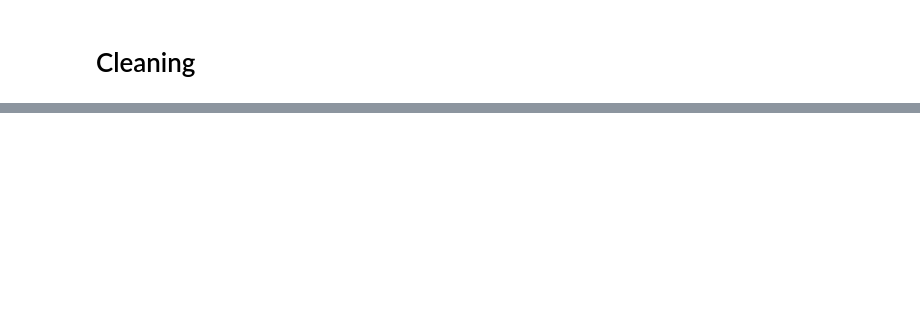
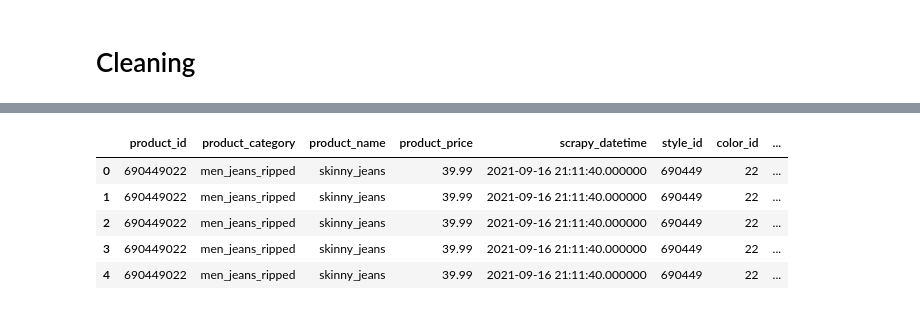
Before and after one commit to HenriqueCR1291/star_jeans, a Jupyter notebook: m01_star_jeans.ipynb, the cells around one changed output, grey strips where cells are left out. Cells and saved outputs as stored; diff of their text form; code cells hidden in the pictures; blank space fills up the shorter version.

```diff
--- a/m01_star_jeans.ipynb
+++ b/m01_star_jeans.ipynb
@@ -489,0 +557,25 @@ data.sample(4)
+# %%
+#engine db
+conn = create_engine('sqlite:///hm_db.sqlite', echo=False)
+
+#createw columns
+query = """
+    SELECT * FROM vitrine_hm
+"""
+
+#df = pd.read_sql_query(query,conn)
+#df.head()
+
+#insert data to table
+data.to_sql('vitrine_hm', con=conn, if_exists='append', index=False)
+#data
+# %%
+df = pd.read_sql_query(query,conn)
+df.head()
+# %% [output]
+|  | product_id | product_category | product_name | product_price | scrapy_datetime | style_id | color_id | ... |
+| 0 | 690449022 | men_jeans_ripped | skinny_jeans | 39.99 | 2021-09-16 21:11:40.000000 | 690449 | 22 | ... |
+| 1 | 690449022 | men_jeans_ripped | skinny_jeans | 39.99 | 2021-09-16 21:11:40.000000 | 690449 | 22 | ... |
+| 2 | 690449022 | men_jeans_ripped | skinny_jeans | 39.99 | 2021-09-16 21:11:40.000000 | 690449 | 22 | ... |
+| 3 | 690449022 | men_jeans_ripped | skinny_jeans | 39.99 | 2021-09-16 21:11:40.000000 | 690449 | 22 | ... |
+| 4 | 690449022 | men_jeans_ripped | skinny_jeans | 39.99 | 2021-09-16 21:11:40.000000 | 690449 | 22 | ... |
```
Also changed, not shown: parts of 21 cells of this notebook.
